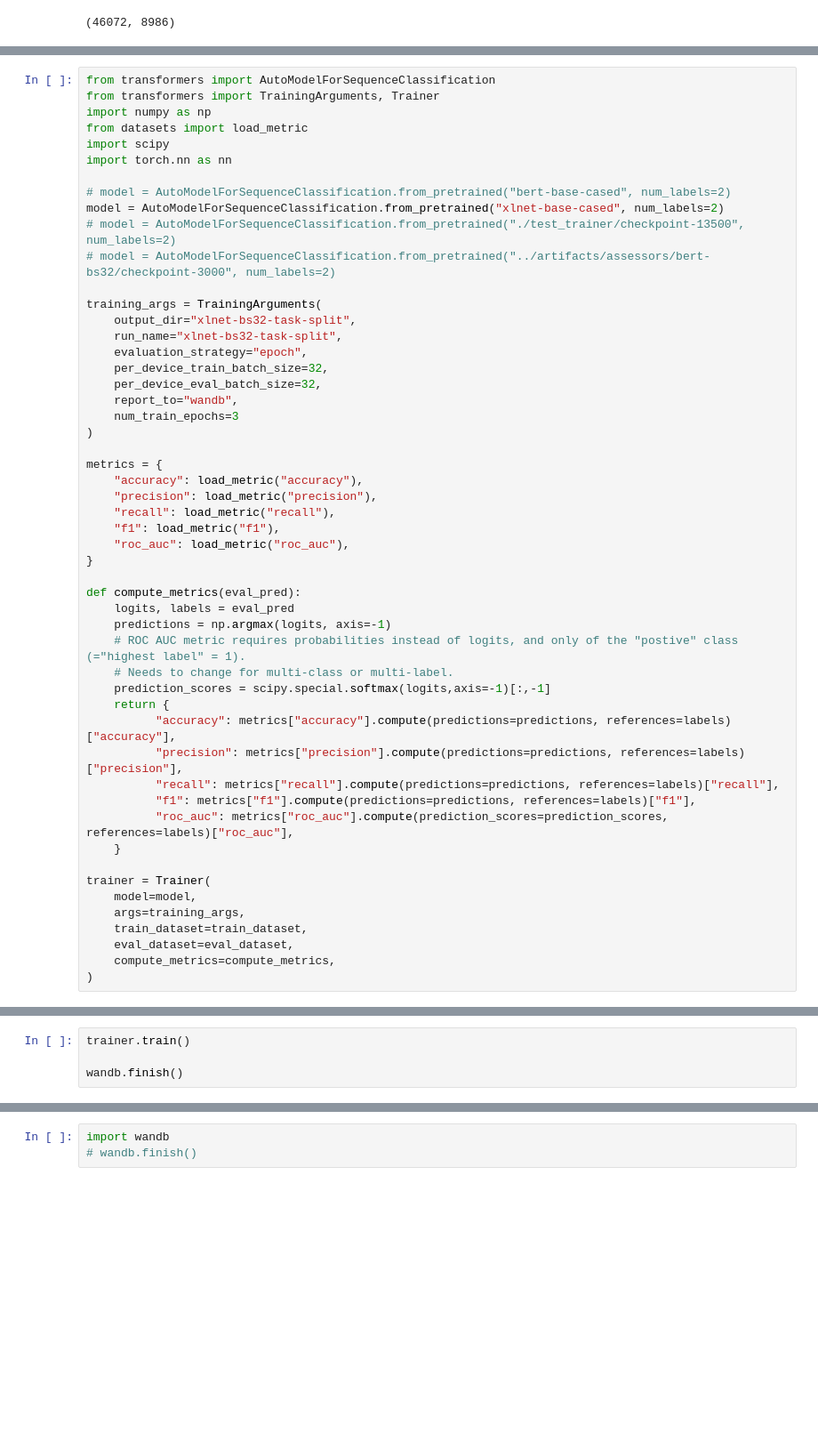
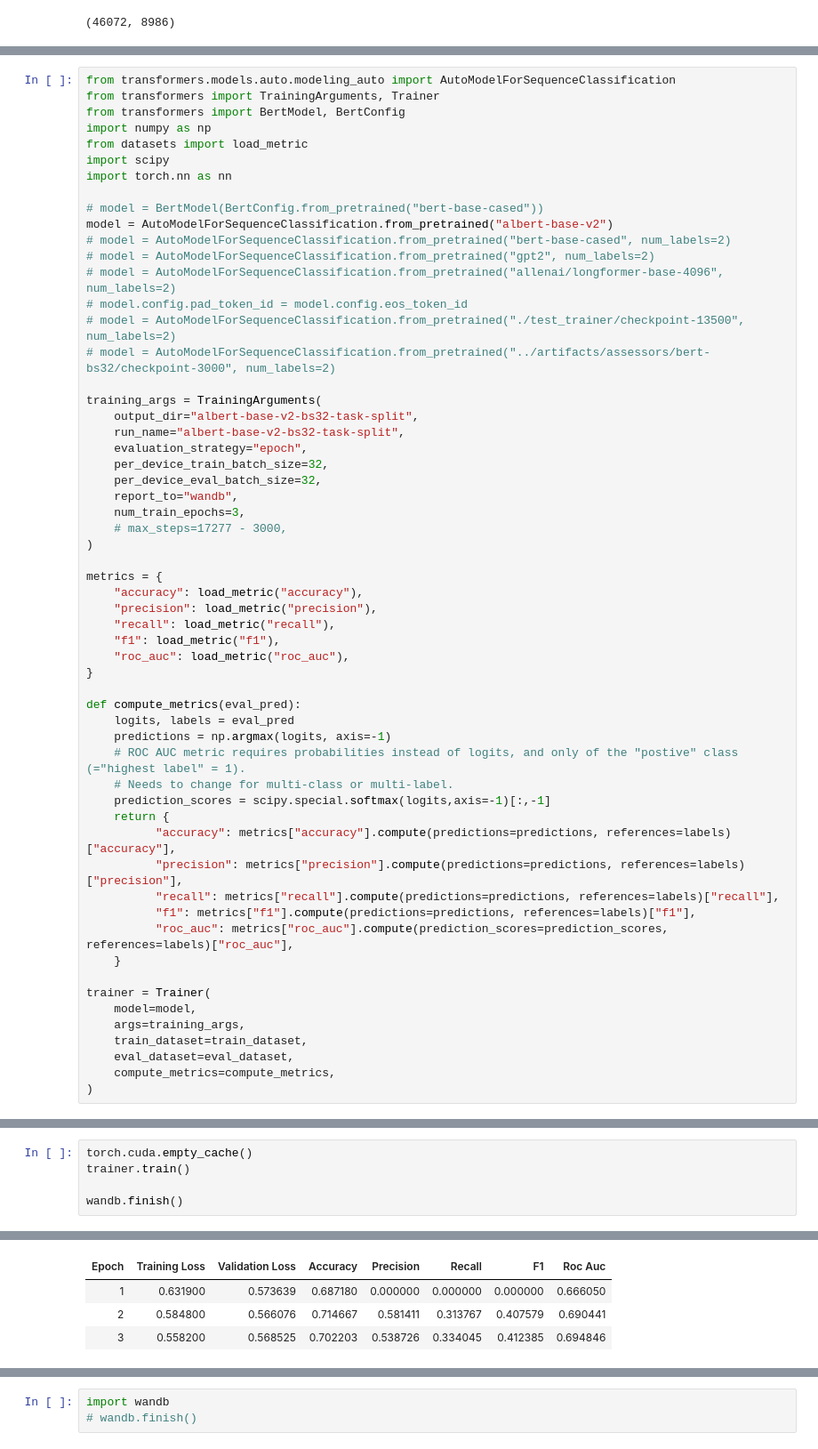
Before and after one commit to wschella/lass, a Jupyter notebook: notebooks/EXP2_BERT_task_split_single_syst.ipynb, the cells around one changed output, grey strips where cells are left out. Shown at 89% size. Saved outputs shown, nothing was run; the diff lists cells and outputs as text; blank space fills up the shorter version.

```diff
--- a/notebooks/EXP2_BERT_task_split_single_syst.ipynb
+++ b/notebooks/EXP2_BERT_task_split_single_syst.ipynb
@@ -166,24 +189,30 @@ True
 # %%
-from transformers import AutoModelForSequenceClassification
+from transformers.models.auto.modeling_auto import AutoModelForSequenceClassification
 from transformers import TrainingArguments, Trainer
+from transformers import BertModel, BertConfig
 import numpy as np
 from datasets import load_metric
 import scipy
 import torch.nn as nn
 
+# model = BertModel(BertConfig.from_pretrained("bert-base-cased"))
+model = AutoModelForSequenceClassification.from_pretrained("albert-base-v2")
 # model = AutoModelForSequenceClassification.from_pretrained("bert-base-cased", num_labels=2)
-model = AutoModelForSequenceClassification.from_pretrained("xlnet-base-cased", num_labels=2)
+# model = AutoModelForSequenceClassification.from_pretrained("gpt2", num_labels=2)
+# model = AutoModelForSequenceClassification.from_pretrained("allenai/longformer-base-4096", num_labels=2)
+# model.config.pad_token_id = model.config.eos_token_id
 # model = AutoModelForSequenceClassification.from_pretrained("./test_trainer/checkpoint-13500", num_labels=2)
 # model = AutoModelForSequenceClassification.from_pretrained("../artifacts/assessors/bert-bs32/checkpoint-3000", num_labels=2)
 
 training_args = TrainingArguments(
-    output_dir="xlnet-bs32-task-split",
-    run_name="xlnet-bs32-task-split",
+    output_dir="albert-base-v2-bs32-task-split",
+    run_name="albert-base-v2-bs32-task-split",
     evaluation_strategy="epoch",
     per_device_train_batch_size=32,
     per_device_eval_batch_size=32,
     report_to="wandb",
-    num_train_epochs=3
+    num_train_epochs=3,
+    # max_steps=17277 - 3000,
 )
 
 metrics = {
@@ -223,6 +252,7 @@ Some weights of XLNetForSequenceClassification were not initialized from the mod
 You should probably TRAIN this model on a down-stream task to be able to use it for predictions and inference.
 Couldn't find a directory or a metric named 'roc_auc' in this version. It was picked from the master branch on github instead.
 # %%
+torch.cuda.empty_cache()
 trainer.train()
 
 wandb.finish()
@@ -243,0 +274,4 @@ ValueError: expected sequence of length 94 at dim 1 (got 215)
+| Epoch | Training Loss | Validation Loss | Accuracy | Precision | Recall | F1 | Roc Auc |
+| 1 | 0.631900 | 0.573639 | 0.687180 | 0.000000 | 0.000000 | 0.000000 | 0.666050 |
+| 2 | 0.584800 | 0.566076 | 0.714667 | 0.581411 | 0.313767 | 0.407579 | 0.690441 |
+| 3 | 0.558200 | 0.568525 | 0.702203 | 0.538726 | 0.334045 | 0.412385 | 0.694846 |
```
Also changed, not shown: parts of 11 cells of this notebook, 3 other files.
